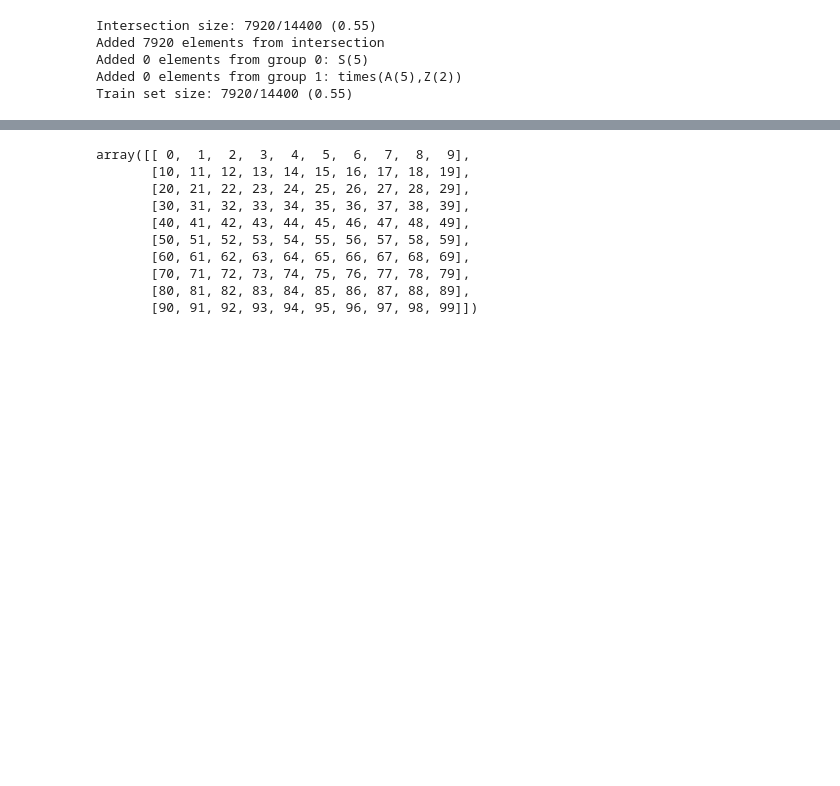
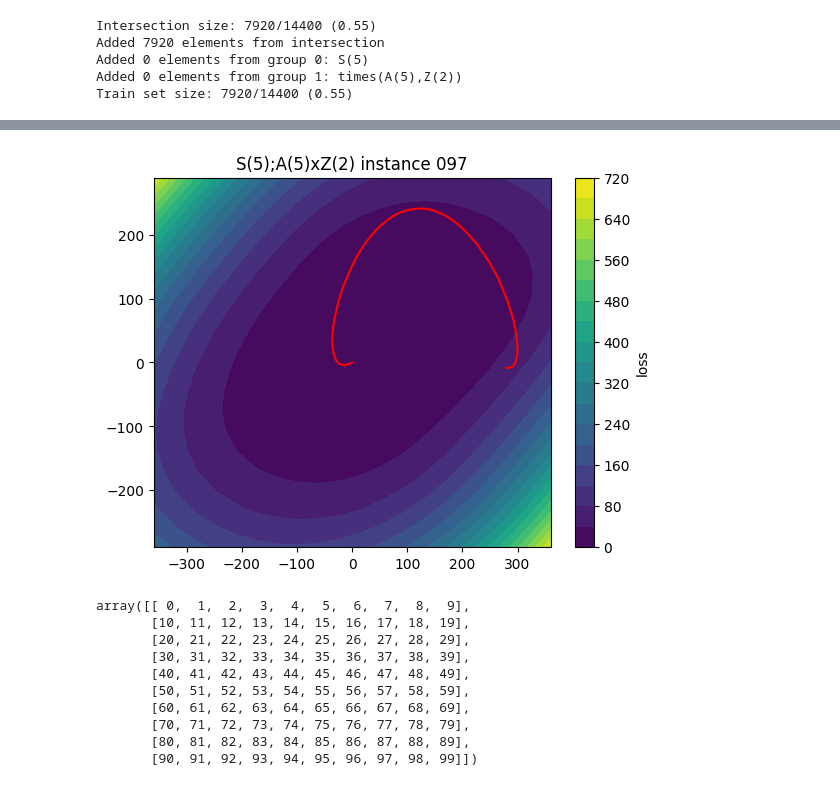
Before and after one commit to LouisYRYJ/Finite-groups, a Jupyter notebook: notebooks/sgld_landscape.ipynb, the cells around one changed output, grey strips where cells are left out. Cells and saved outputs as stored; diff of their text form; code cells hidden in the pictures; blank space fills up the shorter version.

```diff
--- a/notebooks/sgld_landscape.ipynb
+++ b/notebooks/sgld_landscape.ipynb
@@ -68,7 +72,7 @@ def form_model(model, weights):
         p.data = t.tensor(weights[bounds[i]:bounds[i + 1]]).reshape(shapes[i])
     return ret
 # %%
-model_idx = 0
+model_idx = 2
 # %%
 orig_weights = flatten_model(model[model_idx]).cpu().detach().numpy()
 weights = t.stack([flatten_model(m[model_idx]) for m in traj]).cpu().detach().numpy()
@@ -110,11 +112,14 @@ loss = loss.reshape((2*steps, 2*steps)).detach().cpu().numpy()
 # %%
 a = np.linspace(-bound0, bound0, 2*steps)
 b = np.linspace(-bound1, bound1, 2*steps)
 A, B = np.meshgrid(a, b)
 plt.contourf(A, B, loss, levels=20, cmap='viridis')
 plt.plot(t0.flatten(), t1.flatten(), 'r')
 plt.colorbar(label='loss')
+plt.title('S(5);A(5)xZ(2) instance 097')
 plt.show()
+# %% [output]
+[figure, added]
 # %%
 x = np.array([a*10 + b for a, b in product(range(10), repeat=2)])
 # %%
```
Also changed, not shown: parts of 5 cells of this notebook, 8 other files.
